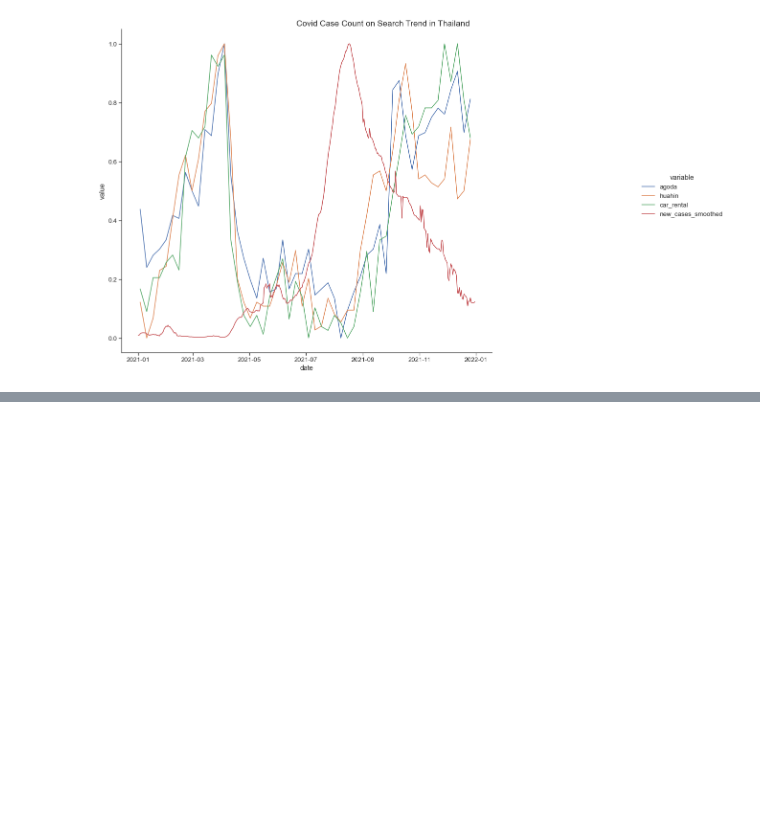
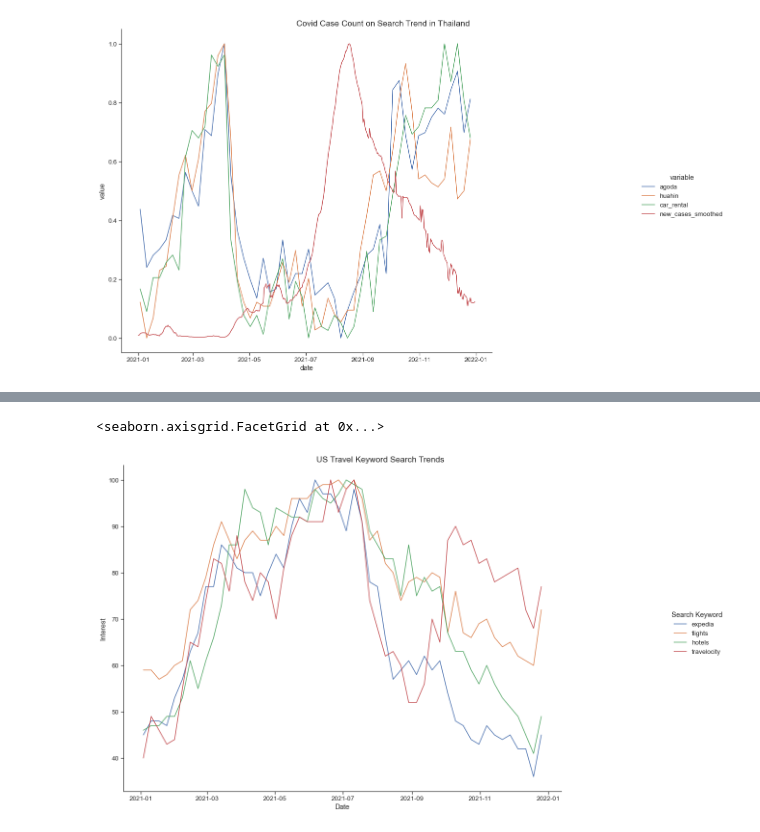
Before and after one commit to jitrapon/mads-milestone-i, a Jupyter notebook: exploration.ipynb, the cells around one changed output, grey strips where cells are left out. Saved outputs shown, nothing was run; the diff lists cells and outputs as text; code cells hidden in the pictures; blank space fills up the shorter version.

Commit message:
Add US search trends

```diff
--- a/exploration.ipynb
+++ b/exploration.ipynb
@@ -226,0 +214,23 @@ search_trend_th.sample(5)
+# %%
+def read_search_trend_csvs(files: [str], cols: [str]) -> DataFrame:
+    """
+    Reads and merges multiple csv files specified into a dataframe
+    :param cols: A list of column names
+    :param files: The list of strings of file names
+    :return: The dataframe
+    """
+    if len(files) == 0:
+        raise ValueError('files must not be empty')
+    df = read_search_trend_csv(files[0])
+    for i in range(1, len(files)):
+        df = pd.merge(df, read_search_trend_csv(files[i]), on='date')
+    columns = ['date']
+    columns.extend(cols)
+    df.columns = columns
+    return df
+
+
+search_trend_th = read_search_trend_csvs(
+    ['data/search-th-agoda.csv', 'data/search-th-huahin.csv', 'data/search-th-rent-car.csv'],
+    ['agoda', 'huahin', 'car_rental'])
+search_trend_th.sample(5)
@@ -312,0 +334,5 @@ plot_combined(merged, 'Covid Case Count on Search Trend in Thailand')
+# %%
+search_trend_us = read_search_trend_csvs(
+    ['data/search-us-expedia.csv', 'data/search-us-flights.csv', 'data/search-us-hotels.csv',
+     'data/search-us-travelocity.csv'], ['expedia', 'flights', 'hotels', 'travelocity'])
+search_trend_us.sample(5)
@@ -312,0 +346,5 @@ plot_combined(merged, 'Covid Case Count on Search Trend in Thailand')
+# %%
+plot_search_trend(melt_by_date(search_trend_us), 'US Travel Keyword Search Trends')
+# %% [output]
+<seaborn.axisgrid.FacetGrid at 0x...>
+[figure, added]
```
Also changed, not shown: parts of 8 cells of this notebook, 4 other files.
